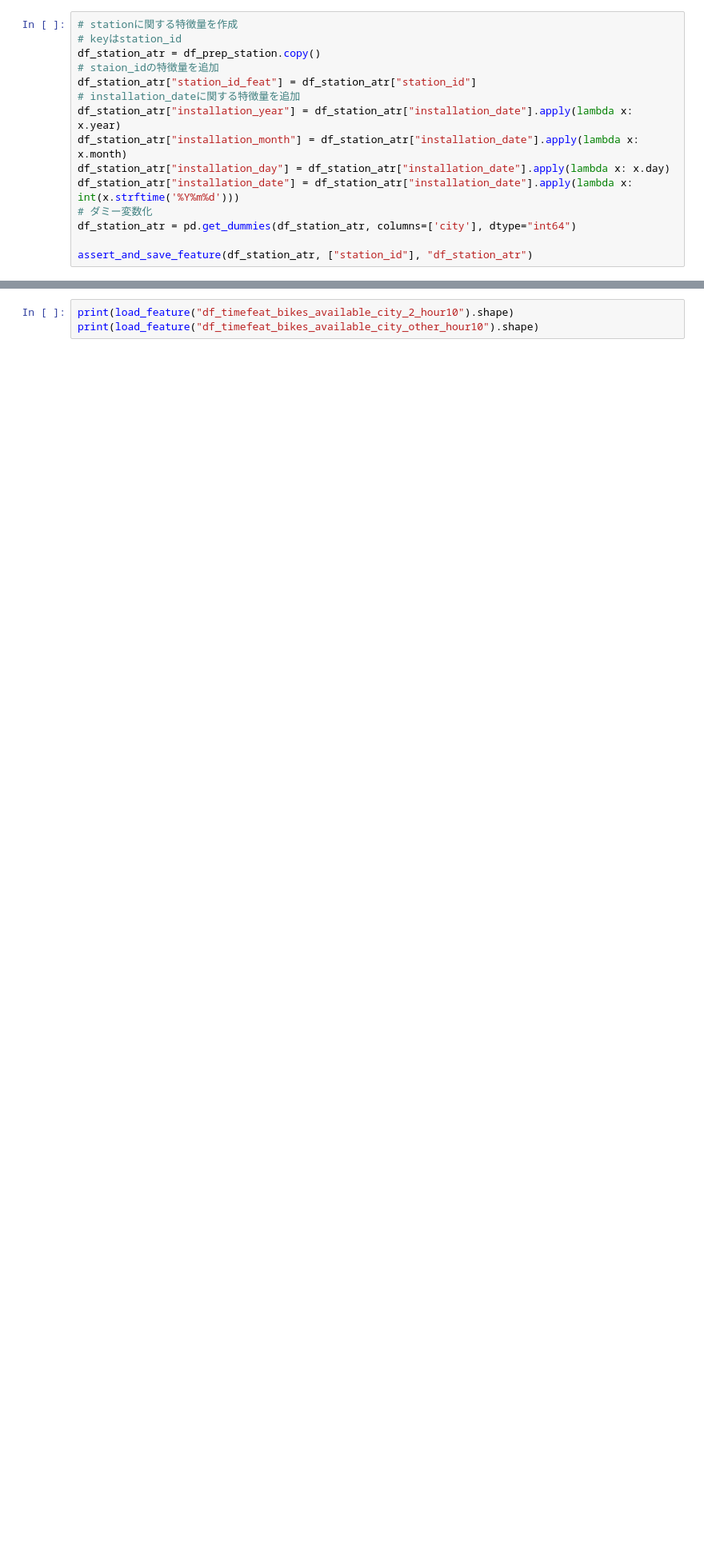
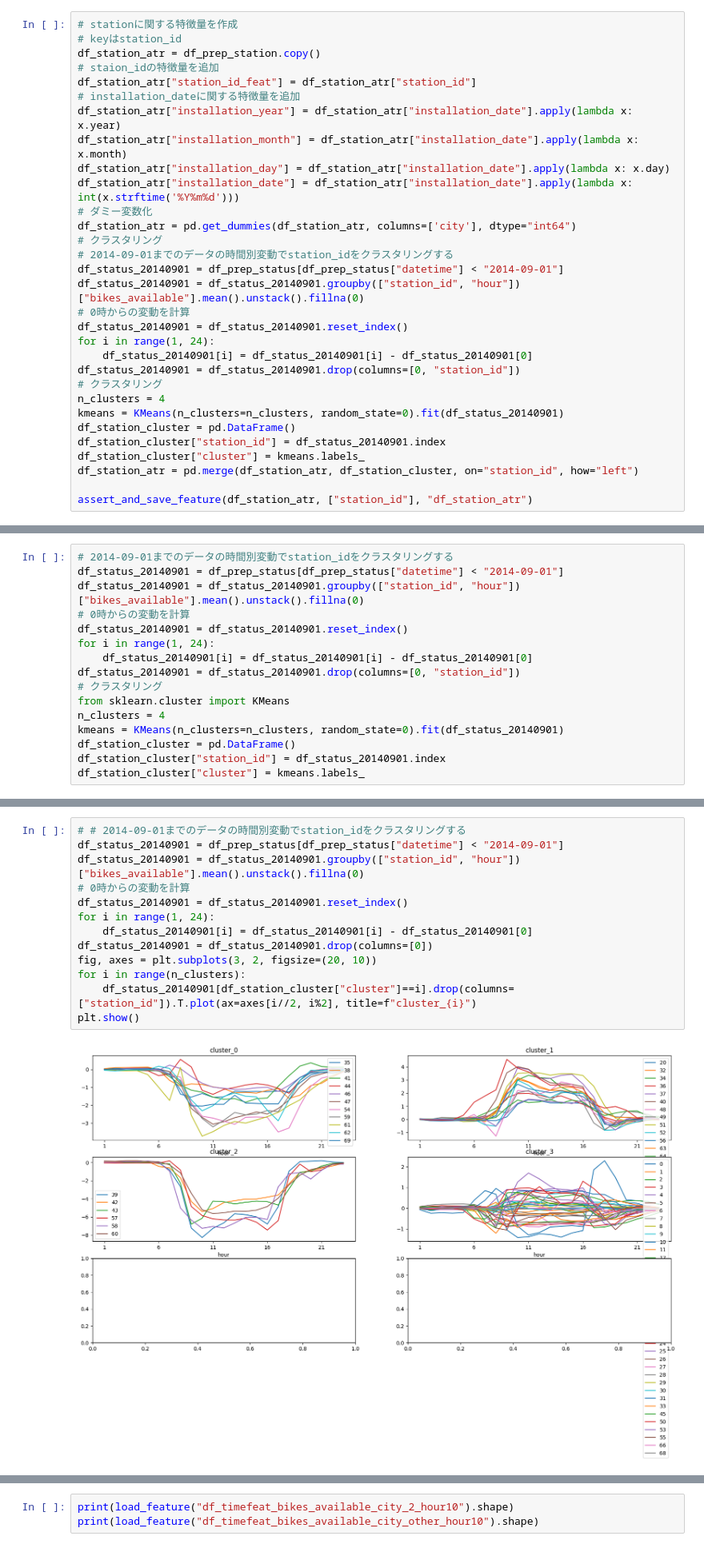
Before and after one commit to snoopy0420/atma_udemy, a Jupyter notebook: notebooks/create_features.ipynb, the cells around one changed output, grey strips where cells are left out. Shown at 80% size. Drawn from its saved outputs; the diff is of its cells as text; blank space fills up the shorter version.

```diff
--- a/notebooks/create_features.ipynb
+++ b/notebooks/create_features.ipynb
@@ -760,6 +763,22 @@ df_station_atr["installation_day"] = df_station_atr["installation_date"].apply(l
 df_station_atr["installation_date"] = df_station_atr["installation_date"].apply(lambda x: int(x.strftime('%Y%m%d')))
 # ダミー変数化
 df_station_atr = pd.get_dummies(df_station_atr, columns=['city'], dtype="int64")
+# クラスタリング
+# 2014-09-01までのデータの時間別変動でstation_idをクラスタリングする
+df_status_20140901 = df_prep_status[df_prep_status["datetime"] < "2014-09-01"]
+df_status_20140901 = df_status_20140901.groupby(["station_id", "hour"])["bikes_available"].mean().unstack().fillna(0)
+# 0時からの変動を計算
+df_status_20140901 = df_status_20140901.reset_index()
+for i in range(1, 24):
+    df_status_20140901[i] = df_status_20140901[i] - df_status_20140901[0]
+df_status_20140901 = df_status_20140901.drop(columns=[0, "station_id"])
+# クラスタリング
+n_clusters = 4
+kmeans = KMeans(n_clusters=n_clusters, random_state=0).fit(df_status_20140901)
+df_station_cluster = pd.DataFrame()
+df_station_cluster["station_id"] = df_status_20140901.index
+df_station_cluster["cluster"] = kmeans.labels_
+df_station_atr = pd.merge(df_station_atr, df_station_cluster, on="station_id", how="left")
 
 assert_and_save_feature(df_station_atr, ["station_id"], "df_station_atr")
 # %% [output]
@@ -781 +801,17 @@ city_city5            0
 dtype: int64
+# %%
+# 2014-09-01までのデータの時間別変動でstation_idをクラスタリングする
+df_status_20140901 = df_prep_status[df_prep_status["datetime"] < "2014-09-01"]
+df_status_20140901 = df_status_20140901.groupby(["station_id", "hour"])["bikes_available"].mean().unstack().fillna(0)
+# 0時からの変動を計算
+df_status_20140901 = df_status_20140901.reset_index()
+for i in range(1, 24):
+    df_status_20140901[i] = df_status_20140901[i] - df_status_20140901[0]
+df_status_20140901 = df_status_20140901.drop(columns=[0, "station_id"])
+# クラスタリング
+from sklearn.cluster import KMeans
+n_clusters = 4
+kmeans = KMeans(n_clusters=n_clusters, random_state=0).fit(df_status_20140901)
+df_station_cluster = pd.DataFrame()
+df_station_cluster["station_id"] = df_status_20140901.index
+df_station_cluster["cluster"] = kmeans.labels_
@@ -782,3 +838,18 @@ dtype: int64
+# %%
+# # 2014-09-01までのデータの時間別変動でstation_idをクラスタリングする
+df_status_20140901 = df_prep_status[df_prep_status["datetime"] < "2014-09-01"]
+df_status_20140901 = df_status_20140901.groupby(["station_id", "hour"])["bikes_available"].mean().unstack().fillna(0)
+# 0時からの変動を計算
+df_status_20140901 = df_status_20140901.reset_index()
+for i in range(1, 24):
+    df_status_20140901[i] = df_status_20140901[i] - df_status_20140901[0]
+df_status_20140901 = df_status_20140901.drop(columns=[0])
+fig, axes = plt.subplots(3, 2, figsize=(20, 10))
+for i in range(n_clusters):
+    df_status_20140901[df_station_cluster["cluster"]==i].drop(columns=["station_id"]).T.plot(ax=axes[i//2, i%2], title=f"cluster_{i}")
+plt.show()
+# %% [output]
+[figure, added]
 # %%
 # datetimeに関する特徴量を作成
 df_datetime_atr = df_prep_status[["datetime"]].drop_duplicates().copy()
```
Also changed, not shown: parts of 15 cells of this notebook, 2 other files.
